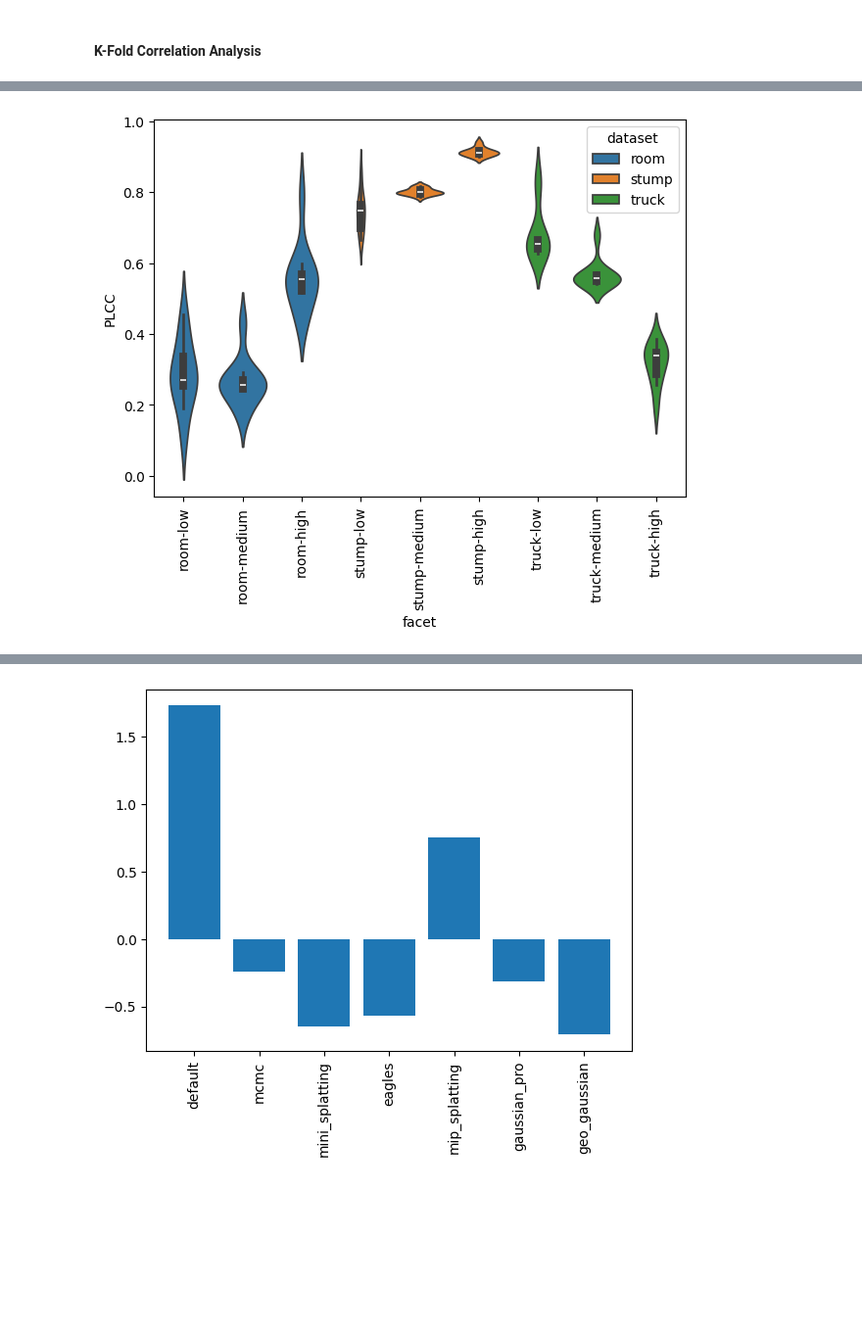
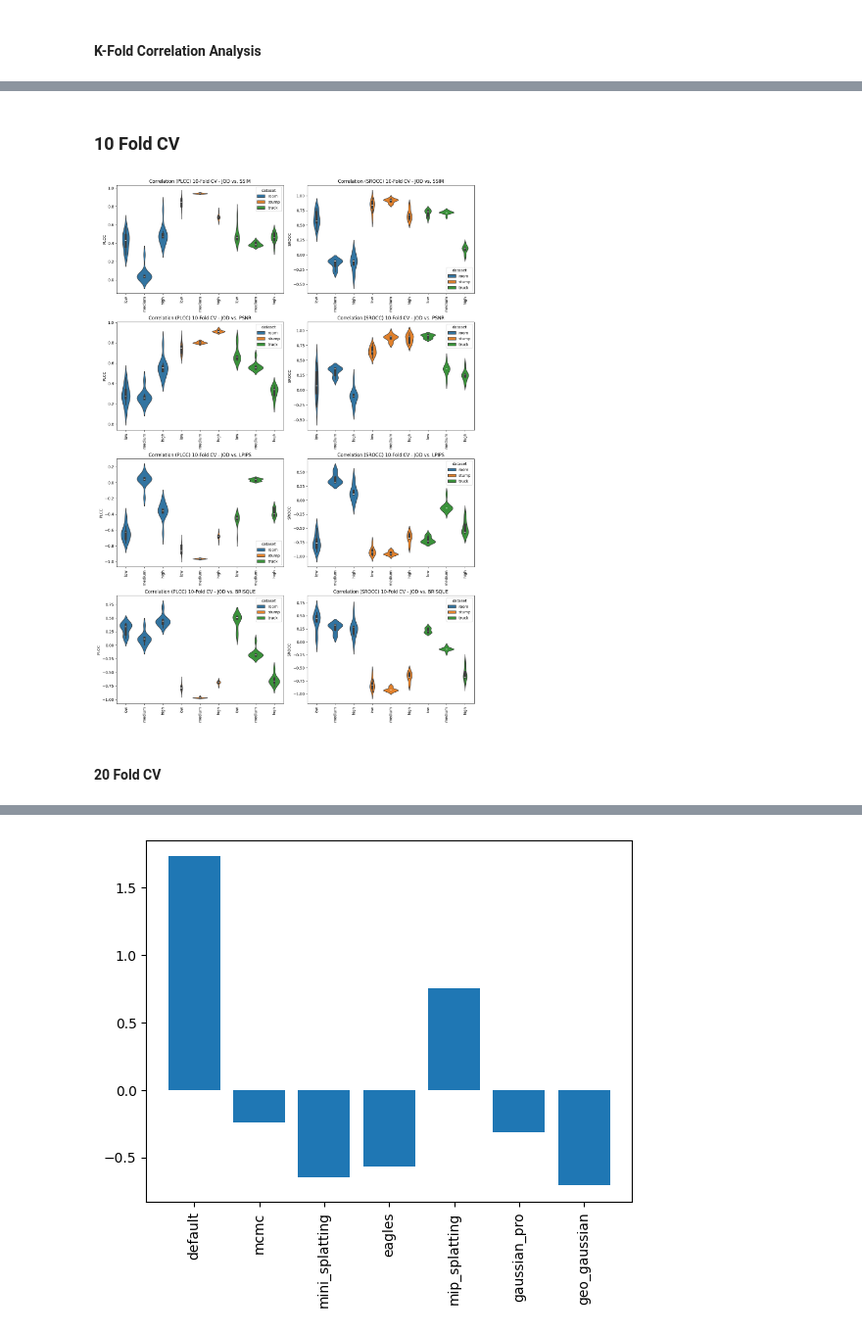
Before and after one commit to PaulErpen/final-data-analysis, a Jupyter notebook: joint-data-analysis.ipynb, the cells around one changed output, grey strips where cells are left out. Shown at 98% size. Saved outputs shown, nothing was run; the diff lists cells and outputs as text; code cells hidden in the pictures; blank space fills up the shorter version.

```diff
--- a/joint-data-analysis.ipynb
+++ b/joint-data-analysis.ipynb
@@ -373,3 +373,0 @@ df_cv_10 = compute_cv_correlation_analysis()
-# %%
-df_cv_10["facet"] = df_cv_10[["dataset", "size"]].apply(lambda row: f"{row.iloc[0]}-{row.iloc[1]}", axis=1)
-df_cv_10
@@ -390,12 +373,0 @@ df_cv_10
-# %%
-import seaborn as sns
-
-def plot_cv_results(df_cv: pd.DataFrame, corr_measure: str = "PLCC") -> None:
-    plt.figure(figsize=(7, 5))
-    sns.violinplot(df_cv, x="facet", y=corr_measure, hue="dataset")
-    plt.xticks(rotation=90)
-    plt.show()
-
-plot_cv_results(df_cv_10, "PLCC")
-# %% [output]
-[figure, removed]
@@ -401,0 +406,16 @@ plot_cv_results(df_cv_10, "PLCC")
+# %% [markdown]
+### 10 Fold CV
+# %%
+def plot_cv_results_full(df_cv: pd.DataFrame) -> None:
+    fig, axs = plt.subplots(4, 2, figsize=(14, 20))
+    for idx_c, corr_measure in enumerate(["PLCC", "SROCC"]):
+        for idx_m, metric in enumerate(["ssim", "psnr", "lpips", "brisque"]):
+            plot_cv_results(df_cv, corr_measure, metric, ax=axs[idx_m][idx_c])
+    plt.tight_layout()
+    plt.show()
+# %%
+plot_cv_results_full(df_cv_10)
+# %% [output]
+[figure, added]
+# %% [markdown]
+#### 20 Fold CV
```
Also changed, not shown: parts of 9 cells of this notebook, 1 other file.
